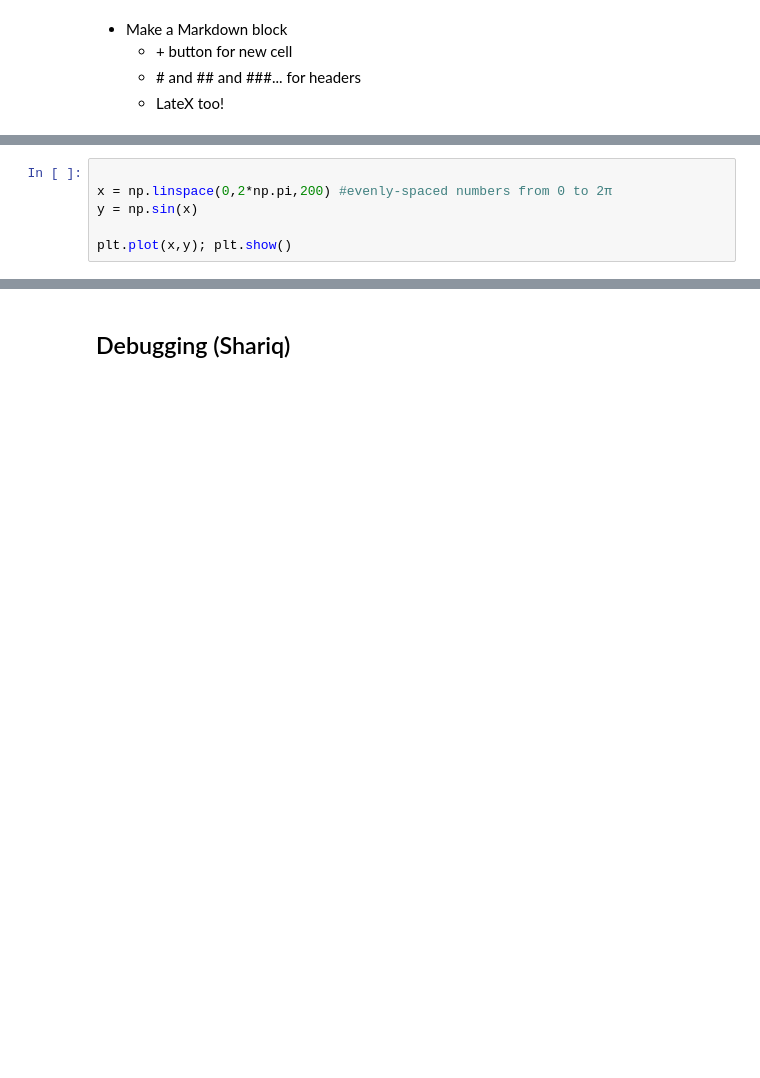
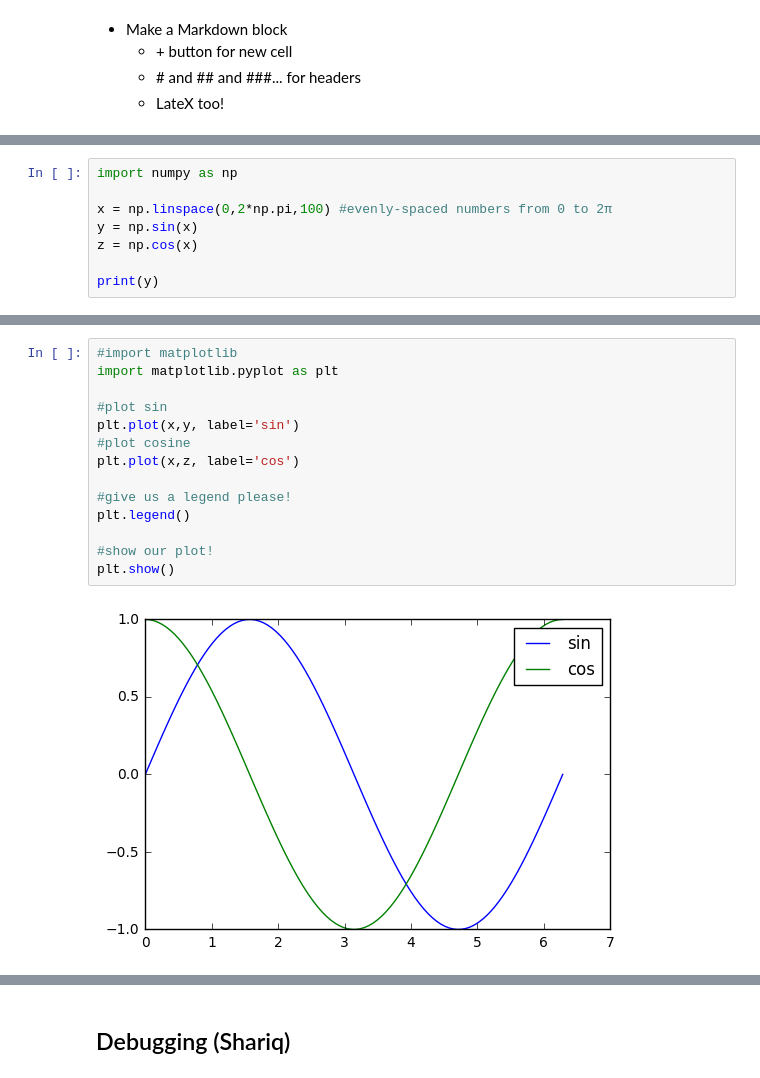
Before and after one commit to rctn/ComputationalWorkshops, a Jupyter notebook: Intro To Python & GitHub.ipynb, the cells around one changed output, grey strips where cells are left out. Saved outputs shown, nothing was run; the diff lists cells and outputs as text; blank space fills up the shorter version.

Commit message:
added more plotting sections

```diff
--- a/Intro To Python & GitHub.ipynb
+++ b/Intro To Python & GitHub.ipynb
@@ -96,0 +165,8 @@ $\alpha = \beta + \frac{\epsilon}{\Delta}$
+# %%
+import numpy as np
+
+x = np.linspace(0,2*np.pi,100) #evenly-spaced numbers from 0 to 2π
+y = np.sin(x)
+z = np.cos(x)
+
+print(y)
@@ -104,6 +193,0 @@ import numpy as np
-# %%
-
-x = np.linspace(0,2*np.pi,200) #evenly-spaced numbers from 0 to 2π
-y = np.sin(x)
-
-plt.plot(x,y); plt.show()
@@ -134,0 +194,16 @@ SyntaxError: invalid syntax (<ipython-input-1-0f113bdf745d>, line 3)
+# %%
+#import matplotlib
+import matplotlib.pyplot as plt
+
+#plot sin
+plt.plot(x,y, label='sin')
+#plot cosine
+plt.plot(x,z, label='cos')
+
+#give us a legend please!
+plt.legend()
+
+#show our plot!
+plt.show()
+# %% [output]
+[figure, added]
```
Also changed, not shown: parts of 18 cells of this notebook, 1 other file.
